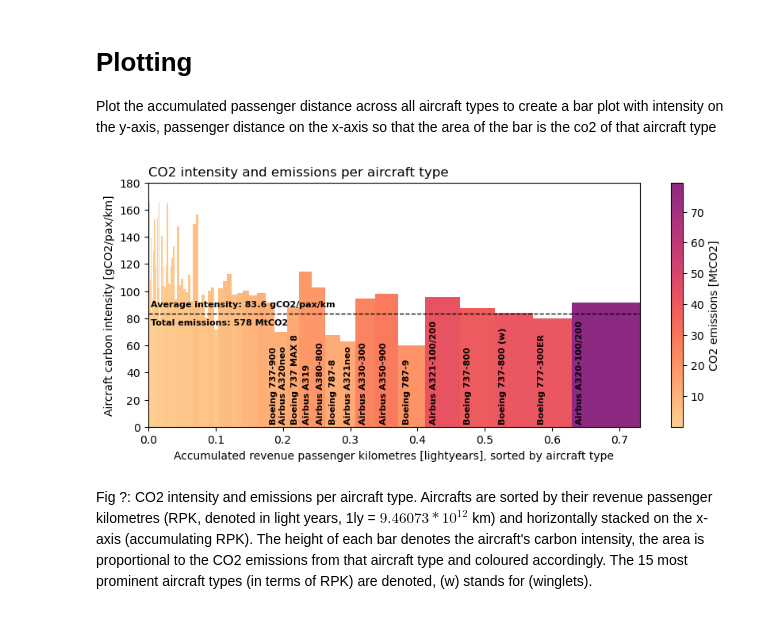
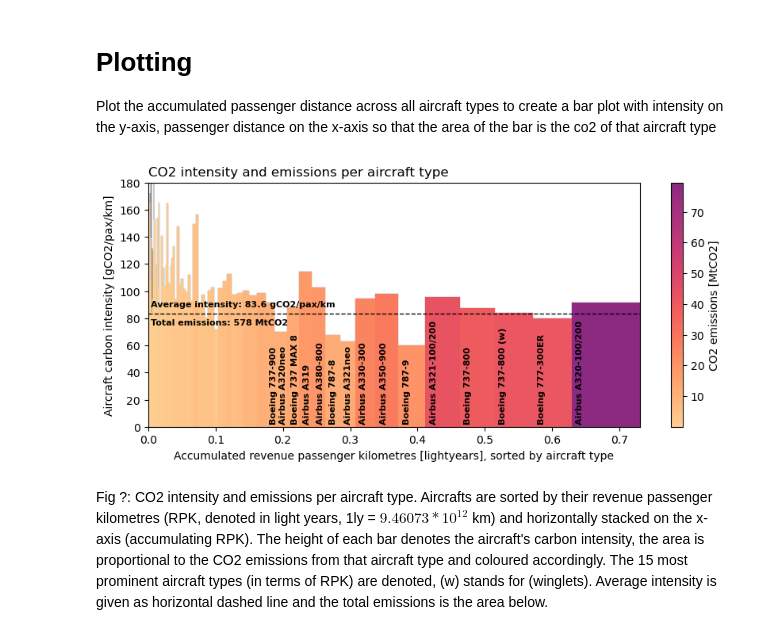
Before and after one commit to jorgecardleitao/aviation, a Jupyter notebook: plots/aircrafts.ipynb, the cells around one changed output. Drawn from its saved outputs; the diff is of its cells as text; code cells hidden in the pictures.

Commit message:
Stairs added to better highlight high-intensity planes

```diff
--- a/plots/aircrafts.ipynb
+++ b/plots/aircrafts.ipynb
@@ -78,6 +78,8 @@ cmap = plt.get_cmap('magma_r')
 new_cmap = truncate_colormap(cmap, 0.1, 0.6)
 # %%
 fig, ax = plt.subplots(1, 1, figsize=(10, 4))
+
+ax.stairs(intensity, passenger_distance_accumulated, color='black', linewidth=0.3, edgecolor='black', alpha=.5)
 
 cmap = plt.get_cmap("magma_r")
 ax.bar(passenger_distance_accumulated[:-1], intensity,
@@ -89,33 +91,33 @@ ax.bar(passenger_distance_accumulated[:-1], intensity,
 norm = colors.Normalize(vmin=co2.min(),vmax=co2.max())
 sm = plt.cm.ScalarMappable(cmap=new_cmap, norm=norm)
 sm.set_array([])
 plt.colorbar(sm, ax=ax, label='CO2 emissions [MtCO2]')
 
 # add aircraft type labels
 n = 15
 for i, txt in enumerate(code[-n:]):
     i += len(passenger_distance) - n
     ax.annotate(txt, (passenger_distance_accumulated[i], 0),
                     xytext=(4, 4), textcoords='offset points', fontsize=8, rotation=90, color="black", fontweight='bold')
 
 
 # add total emissions
 co2_total = co2.sum()
 intensity_avg = 1000**4 * co2_total / (passenger_distance.sum() * light_year)
 ax.hlines(intensity_avg, 0, passenger_distance_accumulated[-1], color='black', linestyle='--', linewidth=1)
 ax.annotate(f"Average intensity: {intensity_avg:.1f} gCO2/pax/km \n\nTotal emissions: {co2_total:.0f} MtCO2",
             xy=(0, intensity_avg), xycoords='data',
             xytext=(2, 0), textcoords='offset points', fontsize=8,
             horizontalalignment='left', verticalalignment='center', color="black", fontweight='bold')
 
 ax.set_xlim(0, passenger_distance_accumulated[-1])
 ax.set_ylim(0, 180)
 ax.set_title("CO2 intensity and emissions per aircraft type", loc='left')
 ax.set_xlabel("Accumulated revenue passenger kilometres [lightyears], sorted by aircraft type")
 ax.set_ylabel("Aircraft carbon intensity [gCO2/pax/km]")
 
 plt.show()
 # %% [output]
-[figure, old version]
+[figure, new version]
 # %% [markdown]
-Fig ?: CO2 intensity and emissions per aircraft type. Aircrafts are sorted by their revenue passenger kilometres (RPK, denoted in light years, 1ly = $9.46073*10^{12}$ km) and horizontally stacked on the x-axis (accumulating RPK). The height of each bar denotes the aircraft's carbon intensity, the area is proportional to the CO2 emissions from that aircraft type and coloured accordingly. The 15 most prominent aircraft types (in terms of RPK) are denoted, (w) stands for (winglets).
+Fig ?: CO2 intensity and emissions per aircraft type. Aircrafts are sorted by their revenue passenger kilometres (RPK, denoted in light years, 1ly = $9.46073*10^{12}$ km) and horizontally stacked on the x-axis (accumulating RPK). The height of each bar denotes the aircraft's carbon intensity, the area is proportional to the CO2 emissions from that aircraft type and coloured accordingly. The 15 most prominent aircraft types (in terms of RPK) are denoted, (w) stands for (winglets). Average intensity is given as horizontal dashed line and the total emissions is the area below.
```
